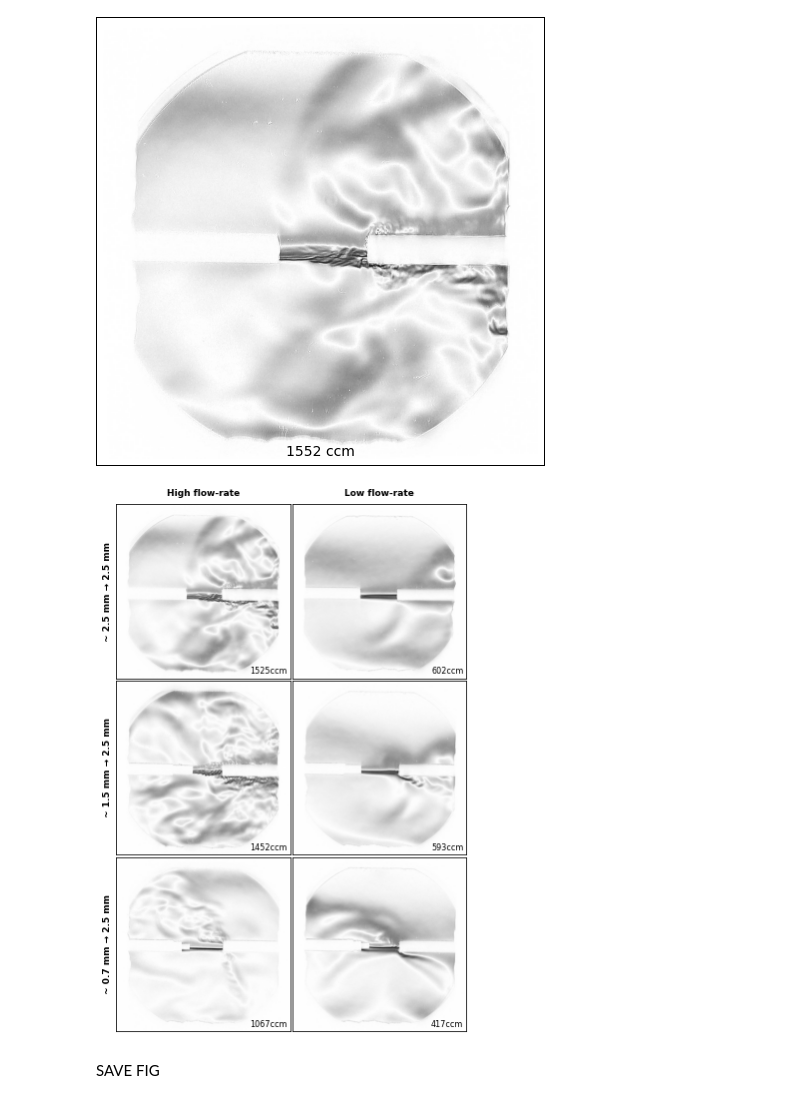
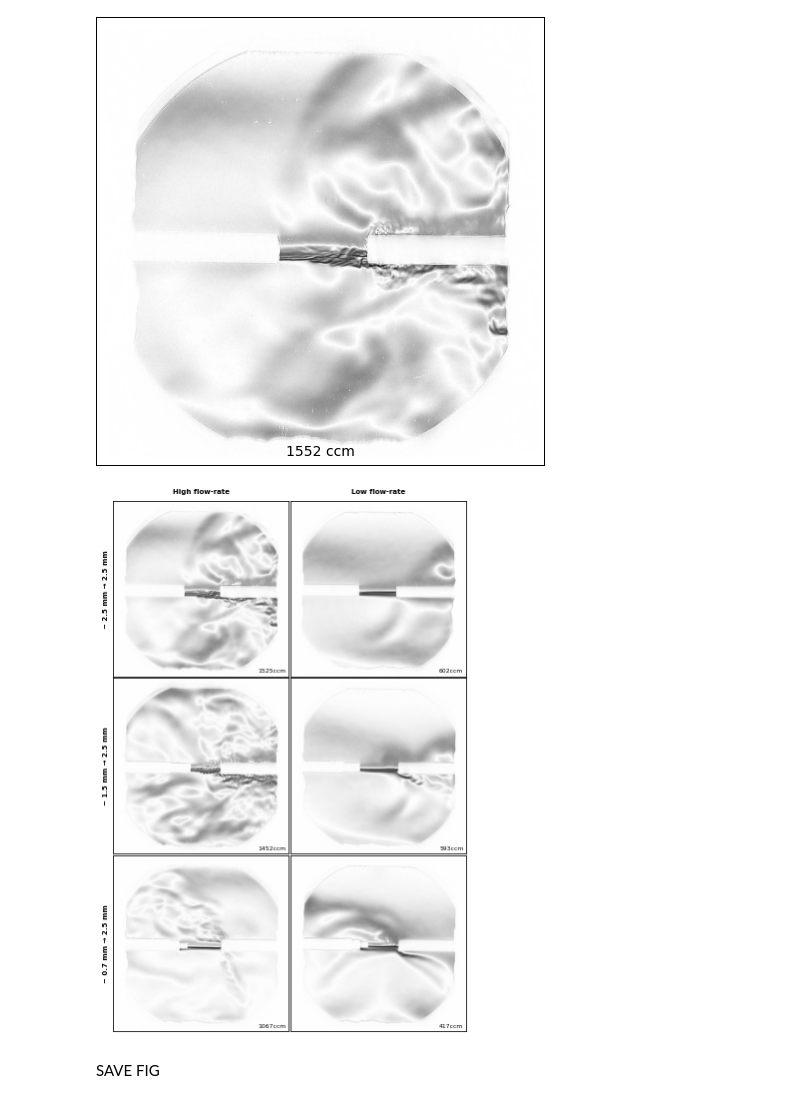
Before and after one commit to charlies-b/schlieren-image-processing, a Jupyter notebook: _fig1_small2large-nozzle.ipynb, the cells around one changed output. Cells and saved outputs as stored; diff of their text form; code cells hidden in the pictures.

```diff
--- a/_fig1_small2large-nozzle.ipynb
+++ b/_fig1_small2large-nozzle.ipynb
@@ -77,43 +77,43 @@ def make_figure(frames, data_labels): # on scale 0-255! returns plt
 
     font_axes = {
         'weight' : 'bold',
-        'size'   : 9,
+        'size'   : 7,
         'horizontalalignment': 'center',
         'verticalalignment' : 'bottom'
        }
     font_labels = {
-        'size'   : 8,
+        'size'   : 6,
         'horizontalalignment': 'right',
         'verticalalignment' : 'bottom'
        }
     label_coords = (1475, 1475)
     fig, axes = plt.subplots(3,2)
     for ii, ax in enumerate(axes.flat): # put frames
         ax.imshow(frames[ii], cmap= 'gray', vmin=0, vmax=255)
         ax.text(label_coords[0], label_coords[1], data_labels[ii], fontdict = font_labels)
     fig.set_size_inches(5.3,7.9) # a4 fit
 
     for ax in axes.flat: # remove axes px values
         ax.set_xticks([])
         ax.set_yticks([])
 
     # column titles
     axes[0,0].set_title(COL_TITLES[0], fontdict = font_axes)
     axes[0,1].set_title(COL_TITLES[1], fontdict = font_axes)
 
     # row titles
     axes[0,0].set_ylabel(ROW_TITLES[0], fontdict = font_axes)
     axes[1,0].set_ylabel(ROW_TITLES[1], fontdict = font_axes)
     axes[2,0].set_ylabel(ROW_TITLES[2], fontdict = font_axes)
 
     plt.tight_layout(h_pad=0.01, w_pad=0.01)
     plt.subplots_adjust(wspace=0.01, hspace=0.01)
     fig.patch.set_facecolor('white')
     return plt
 
 make_figure(frames, data_labels).show()
 # %% [output]
-[figure, old version]
+[figure, new version]
 # %% [markdown]
 SAVE FIG
 # %%
```
Also changed, not shown: parts of 1 cell of this notebook, 4 other files.
